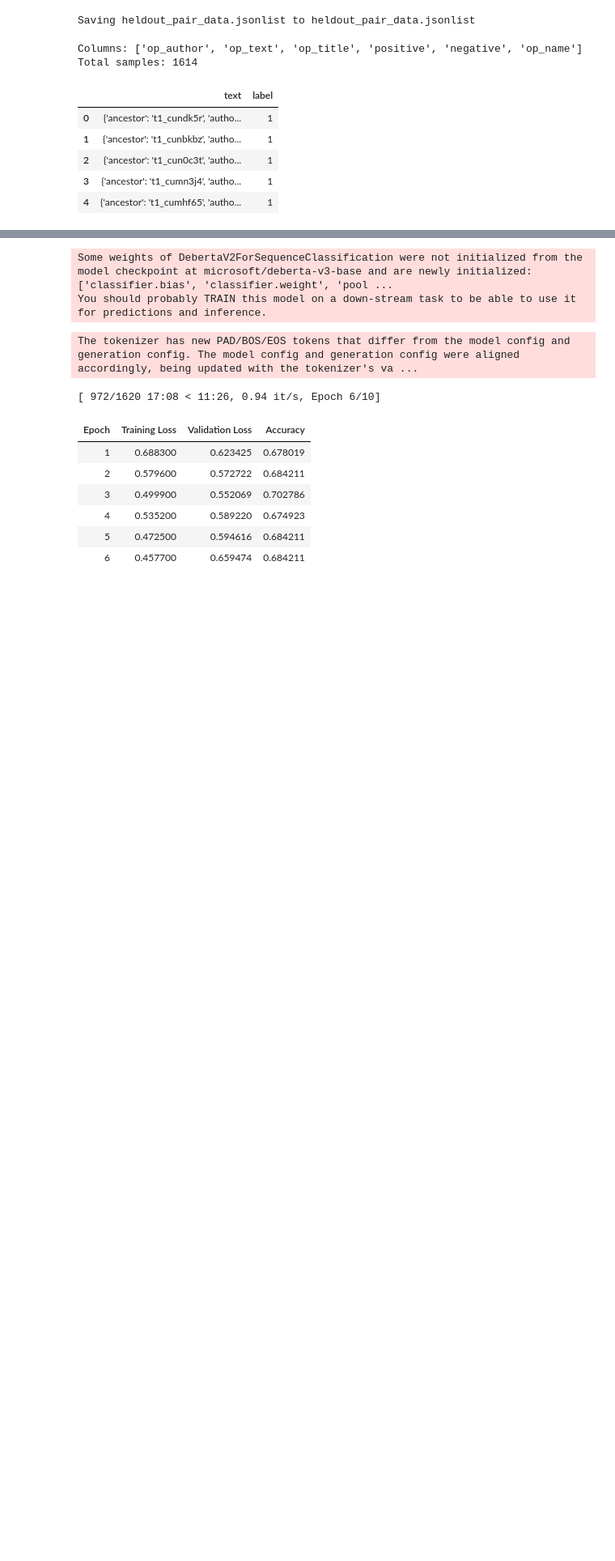
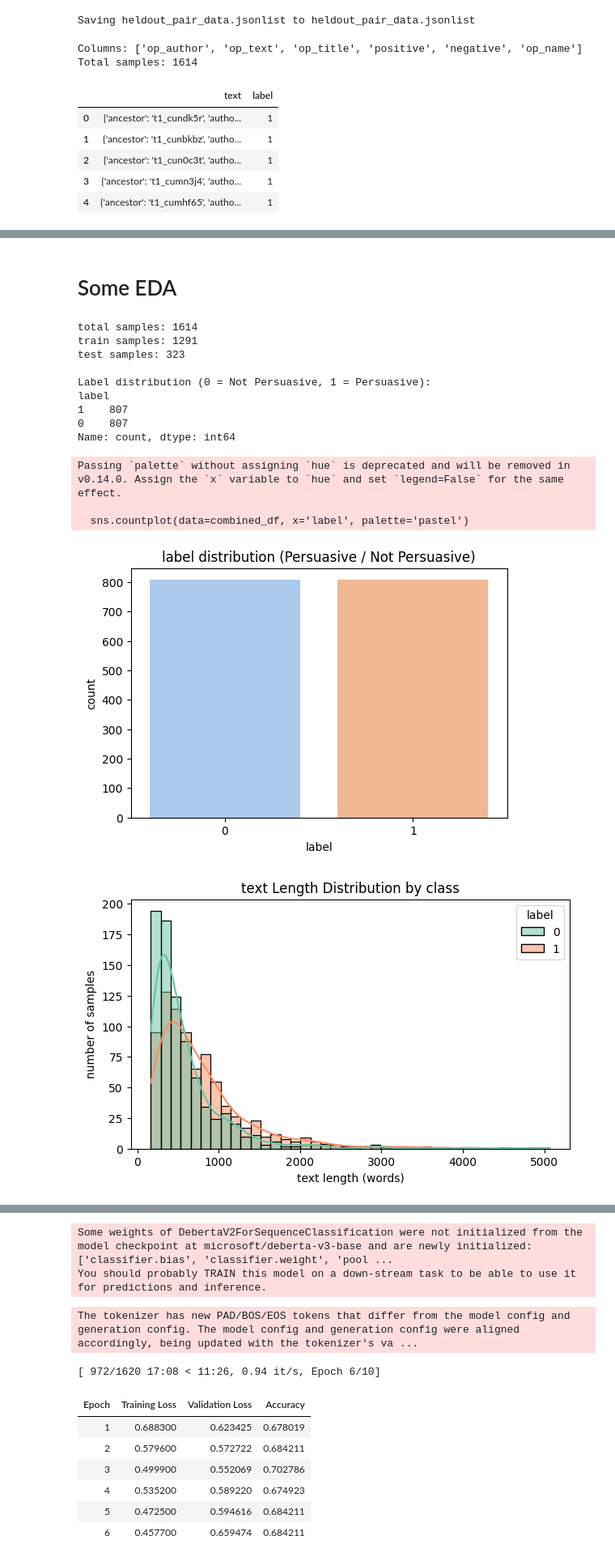
Before and after one commit to Avichay3/final_project_eyal, a Jupyter notebook: final_project_classifier.ipynb, the cells around one changed output, grey strips where cells are left out. Shown: that part at 81% size. Saved outputs shown, nothing was run; the diff lists cells and outputs as text; code cells hidden in the pictures; blank space fills up the shorter version.

```diff
--- a/final_project_classifier.ipynb
+++ b/final_project_classifier.ipynb
@@ -78,3 +125,68 @@ train_df, test_df = train_test_split(
 
 train_dataset = Dataset.from_pandas(train_df)
 test_dataset = Dataset.from_pandas(test_df)
+# %% [markdown]
+# Some EDA
+# %%
+
+import matplotlib.pyplot as plt
+import seaborn as sns
+from collections import Counter
+import pandas as pd
+
+print("total samples:", len(combined_df))
+print("train samples:", len(train_df))
+print("test samples:", len(test_df))
+print("\nLabel distribution (0 = Not Persuasive, 1 = Persuasive):")
+print(combined_df['label'].value_counts())
+
+plt.figure(figsize=(6,4))
+sns.countplot(data=combined_df, x='label', palette='pastel')
+plt.title("label distribution (Persuasive / Not Persuasive)")
+plt.xlabel("label")
+plt.ylabel("count")
+plt.show()
+
+# 2. Text length (in words)
+combined_df['text_length'] = combined_df['text'].apply(lambda x: len(x.split()))
+
+plt.figure(figsize=(7,4))
+sns.histplot(data=combined_df, x='text_length', hue='label', bins=40, kde=True, palette='Set2')
+plt.title("text Length Distribution by class")
+plt.xlabel("text length (words)")
+plt.ylabel("number of samples")
+plt.show()
+
+def get_top_words(texts, n=10):
+    all_words = " ".join(texts).split()
+    common = Counter(all_words).most_common(n)
+    return pd.DataFrame(common, columns=["word", "count"])
+
+top_pos = get_top_words(combined_df[combined_df["label"]==1]["text"])
+top_neg = get_top_words(combined_df[combined_df["label"]==0]["text"])
+
+plt.figure(figsize=(12,5))
+plt.subplot(1,2,1)
+sns.barplot(data=top_pos, x='count', y='word', palette='Greens_r')
+plt.title("Most Frequent Words in Persuasive Texts")
+
+plt.subplot(1,2,2)
+sns.barplot(data=top_neg, x='count', y='word', palette='Reds_r')
+plt.title("Most Frequent Words in Non-Persuasive Texts")
+plt.tight_layout()
+plt.show()
+# %% [output]
+total samples: 1614
+train samples: 1291
+test samples: 323
+
+Label distribution (0 = Not Persuasive, 1 = Persuasive):
+label
+1    807
+0    807
+Name: count, dtype: int64
+Passing `palette` without assigning `hue` is deprecated and will be removed in v0.14.0. Assign the `x` variable to `hue` and set `legend=False` for the same effect.
+
+  sns.countplot(data=combined_df, x='label', palette='pastel')
+[figure, added]
+[figure, added]
```
Also changed, not shown: parts of 6 cells of this notebook.
